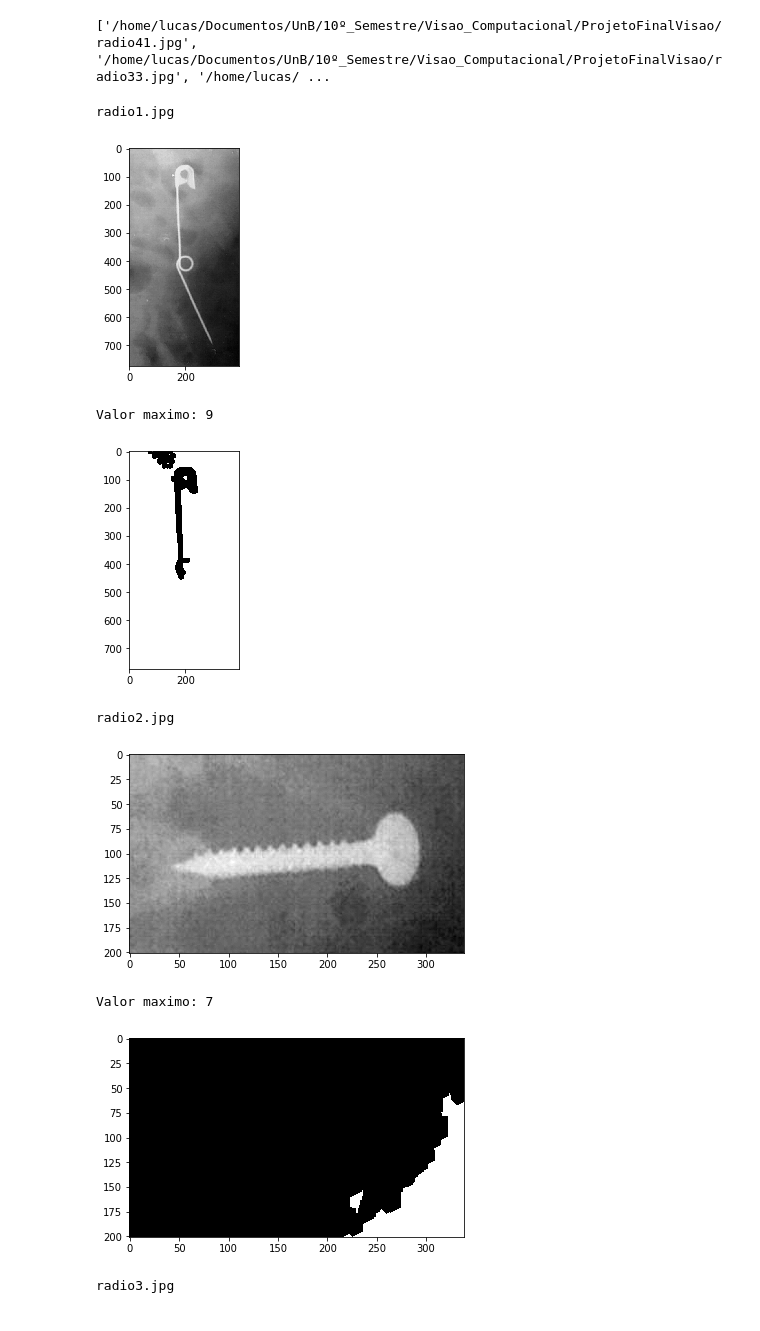
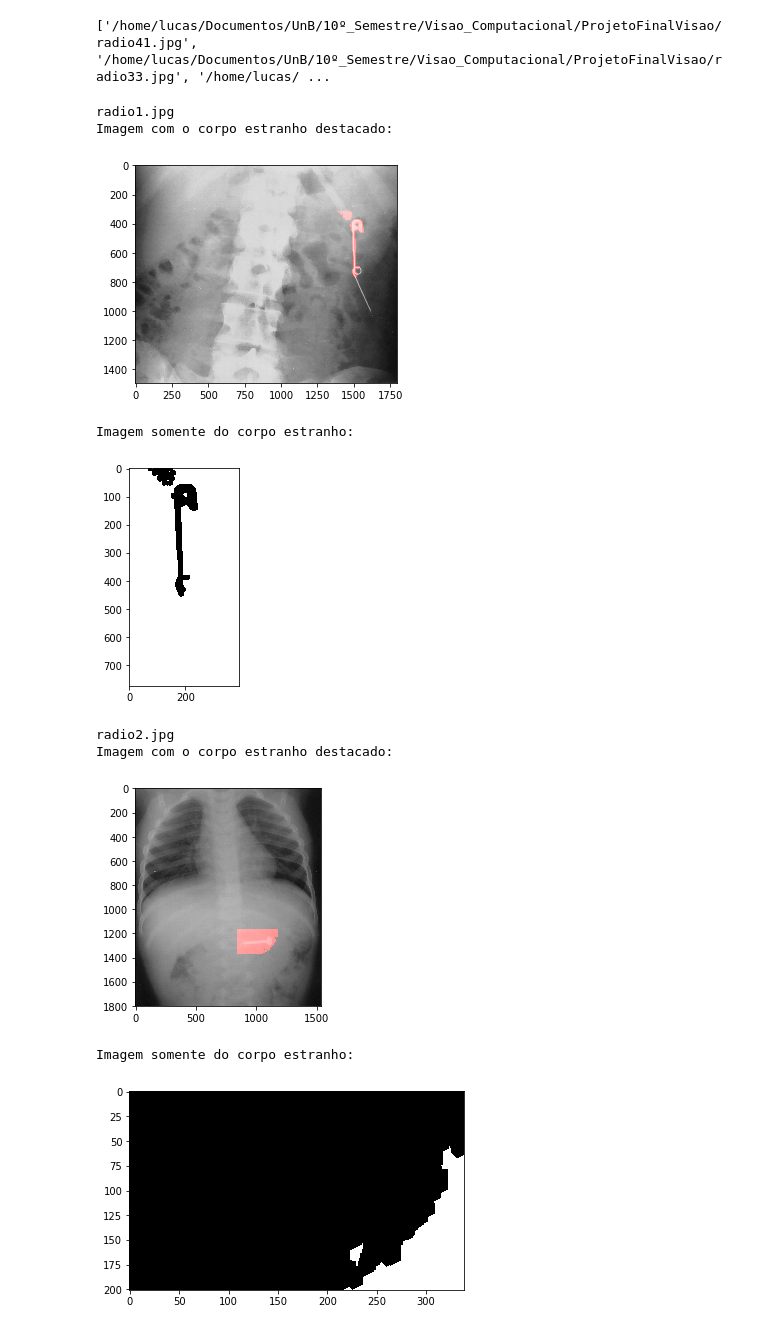
Before and after one commit to TrabalhosDaUnB/ProjetoFinalVisao, a Jupyter notebook: Deteccao_Corpos_Estranhos.ipynb, the cells around one changed output. Cells and saved outputs as stored; diff of their text form; code cells hidden in the pictures.

```diff
--- a/Deteccao_Corpos_Estranhos.ipynb
+++ b/Deteccao_Corpos_Estranhos.ipynb
@@ -67,29 +67,23 @@ import numpy as np
 import matplotlib.pyplot as plt
 
 
-
-
-
 def detectarCorpoEstranho(caminhoImagem,margemDeErro, x0,y0,x1,y1):
 
-    #'radio'+str(i+1)+'.jpg'
     #Criando imagem
-    imagemRecebida = cv2.imread(caminhoImagem)
+    imagemProcessada = cv2.imread(caminhoImagem)
+
+    imagemRecebida = imagemProcessada
 
     #Colocando a imagem em nível de cinza
     imagemRecebida = cv2.cvtColor(imagemRecebida, cv2.COLOR_RGB2GRAY)
-    imagemRecebida = imagemRecebida[y0:y1,x0:x1]
 
 
-    #Apresentar imagem original
-    plt.gray()
-    plt.imshow(imagemRecebida)
-    plt.show()
+    #Recortando a imagem na area de Interesse
+    imagemRecebida = imagemRecebida[y0:y1,x0:x1]
 
 
     #Coletando informações necessárias para imagem
     quantidadeLinhas, quantidadeColunas = imagemRecebida.shape
-
 
 
     #Diminuindo níveis de pixels da imagem de 0 a 255 para 0 a 10
@@ -102,48 +96,56 @@ def detectarCorpoEstranho(caminhoImagem,margemDeErro, x0,y0,x1,y1):
     elementoEstruturante = cv2.getStructuringElement(cv2.MORPH_ELLIPSE, (4,4))
     imagemRecebida = cv2.dilate(imagemRecebida, elementoEstruturante, iterations = 5)
 
 
 
     #Como as imagens da base possuem um padrão em que geralmente os corpos estranhos estão
     #com pixels mais pertos do branco é necessário descobrir qual é o valor de pixel mais alto
     maiorValorPixel = max([valor for quantidadeLinhas in imagemRecebida for valor in quantidadeLinhas])
-    print("Valor maximo: " + str(maiorValorPixel))
 
     #Tendo o valor de pixel mais alto encontrado adiciona-se uma margem de erro a este pixel, define-se
     #um intervalo e se busca todos os pixels encontrados neste intervalo
-    _,  corpoEstranhoRuidos = cv2.threshold(imagemRecebida, maiorValorPixel-margemDeErro, maiorValorPixel, cv2.THRESH_BINARY_INV)
+    _,  corpoEstranho = cv2.threshold(imagemRecebida, maiorValorPixel-margemDeErro, maiorValorPixel, cv2.THRESH_BINARY_INV)
 
 
-    #Invertendo imagem para fazer a erosao
-    #corpoEstranhoRuidos = cv2.bitwise_not(corpoEstranhoRuidos)
 
-    #Adicionando erosão à imagem processada visando redução de ruídos
-    #elementoEstruturanteErosao = cv2.getStructuringElement(cv2.MORPH_RECT,(50,50))
-    #corpoEstranhoLimpo = cv2.erode(corpoEstranhoRuidos, elementoEstruturante, iterations = 10 )
 
-    return corpoEstranhoRuidos
+    for i in range(quantidadeLinhas):
+        for j in range(quantidadeColunas):
+            if(corpoEstranho[i][j] == 0):
+                imagemProcessada[i+y0,j+x0,0] = 255
 
-for i in range(52):
+    imagens = [imagemProcessada, corpoEstranho]
+
+    return imagens
+
+for i in range(2):
 
 
     ## NOME DA IMAGEM
     print('radio'+str(i+1)+'.jpg')
 
     img = detectarCorpoEstranho(('radio'+str(i+1)+'.jpg'),2,
                                 areaInteresse[i][0],
                                 areaInteresse[i][1],
                                 areaInteresse[i][2],
                                 areaInteresse[i][3])
 
-    plt.imshow(img)
+    print("Imagem com o corpo estranho destacado:")
+    plt.imshow(img[0])
     plt.show()
+    cv2.imwrite('radio'+str(i+1)+'ComCorpoEstranho.jpg', img[0])
+    print("Imagem somente do corpo estranho:")
+    plt.imshow(img[1])
+    plt.show()
+    cv2.imwrite('CorpoEstranhoRadio'+str(i+1)+'.jpg', img[1])
 # %% [output]
 radio1.jpg
+Imagem com o corpo estranho destacado:
-[figure, old version]
+[figure, new version]
-Valor maximo: 9
+Imagem somente do corpo estranho:
 [figure]
 radio2.jpg
+Imagem com o corpo estranho destacado:
-[figure, old version]
+[figure, new version]
-Valor maximo: 7
+Imagem somente do corpo estranho:
 [figure]
-radio3.jpg
```
Also changed, not shown: parts of 1 cell of this notebook.
